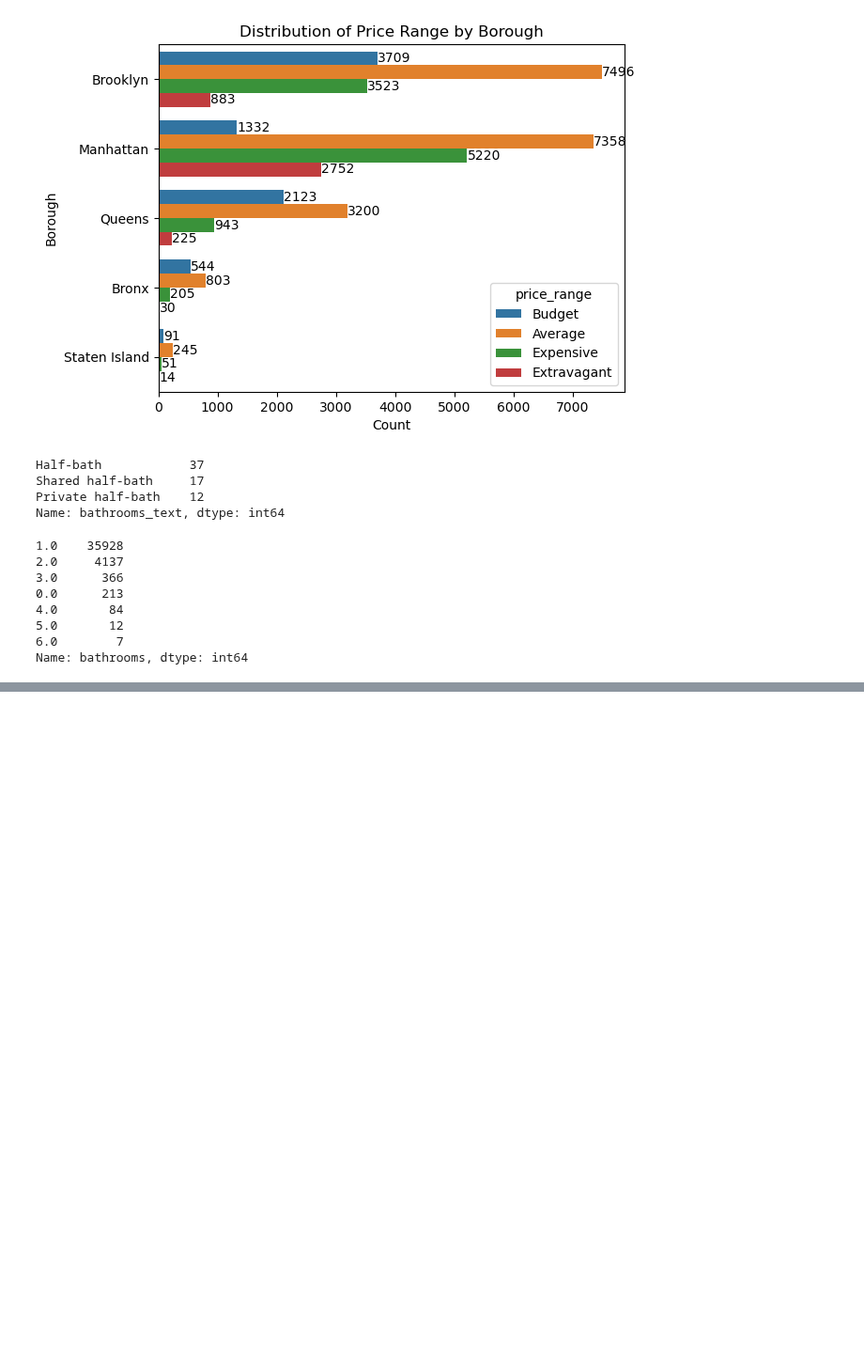
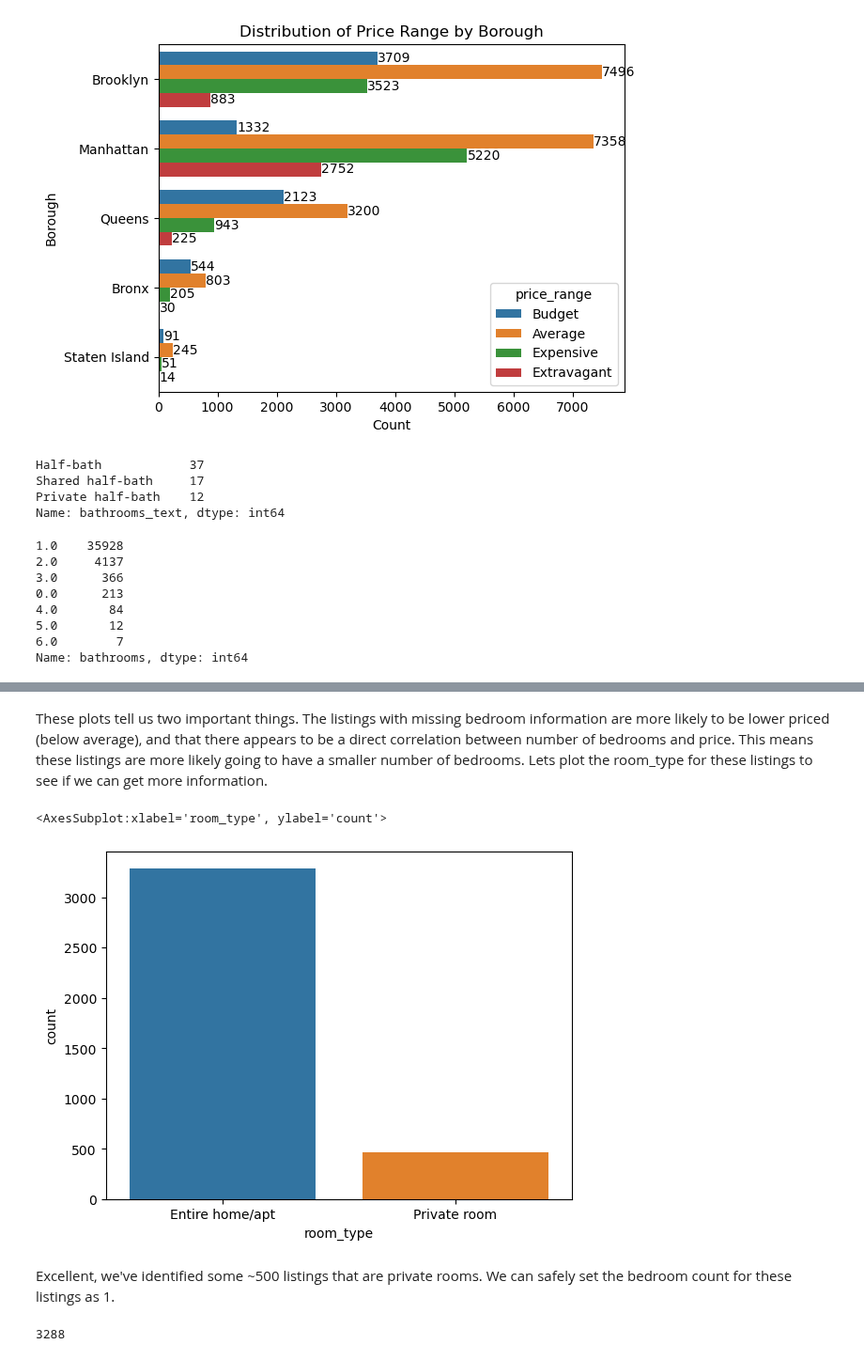
Before and after one commit to n-altawam/Sprinboard, a Jupyter notebook: Capstone 2/EDA.ipynb, the cells around one changed output, grey strips where cells are left out. Shown at 94% size. Saved outputs shown, nothing was run; the diff lists cells and outputs as text; code cells hidden in the pictures; blank space fills up the shorter version.

```diff
--- a/Capstone 2/EDA.ipynb
+++ b/Capstone 2/EDA.ipynb
@@ -288,0 +432,9 @@ df.bathrooms_text.value_counts()
+# %% [markdown]
+These plots tell us two important things. The listings with missing bedroom information are more likely to be lower priced (below average), and that there appears to be a direct correlation between number of bedrooms and price. This means these listings are more likely going to have a smaller number of bedrooms. Lets plot the room_type for these listings to see if we can get more information.
+# %%
+sns.countplot(x='room_type', data=df_no_bedrooms)
+# %% [output]
+<AxesSubplot:xlabel='room_type', ylabel='count'>
+[figure, added]
+# %% [markdown]
+Excellent, we've identified some ~500 listings that are private rooms. We can safely set the bedroom count for these listings as 1.
@@ -288,0 +447,4 @@ df.bathrooms_text.value_counts()
+# %%
+df.bedrooms.isna().sum()
+# %% [output]
+3288
```
Also changed, not shown: parts of 17 cells of this notebook, 1 other file.
